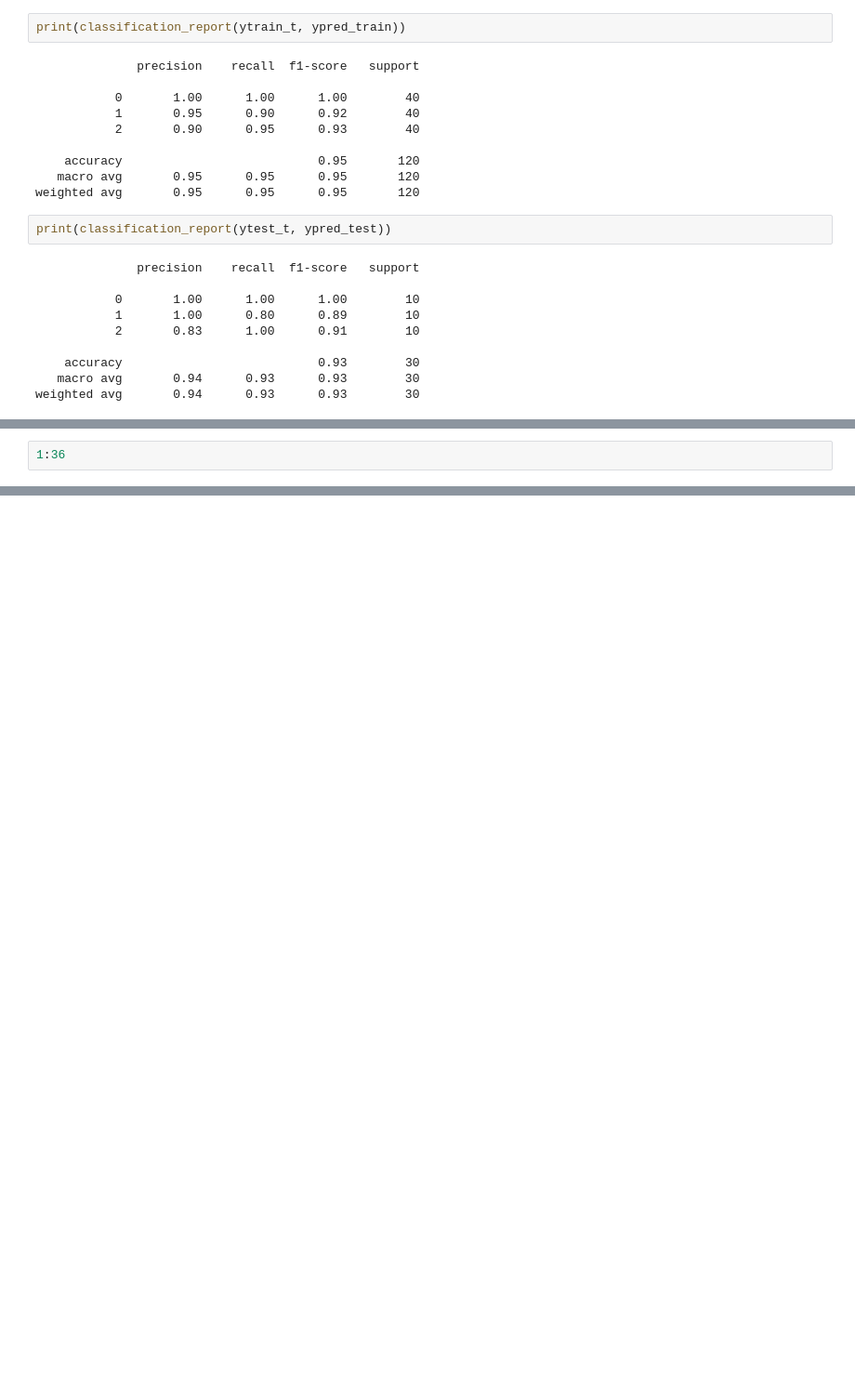
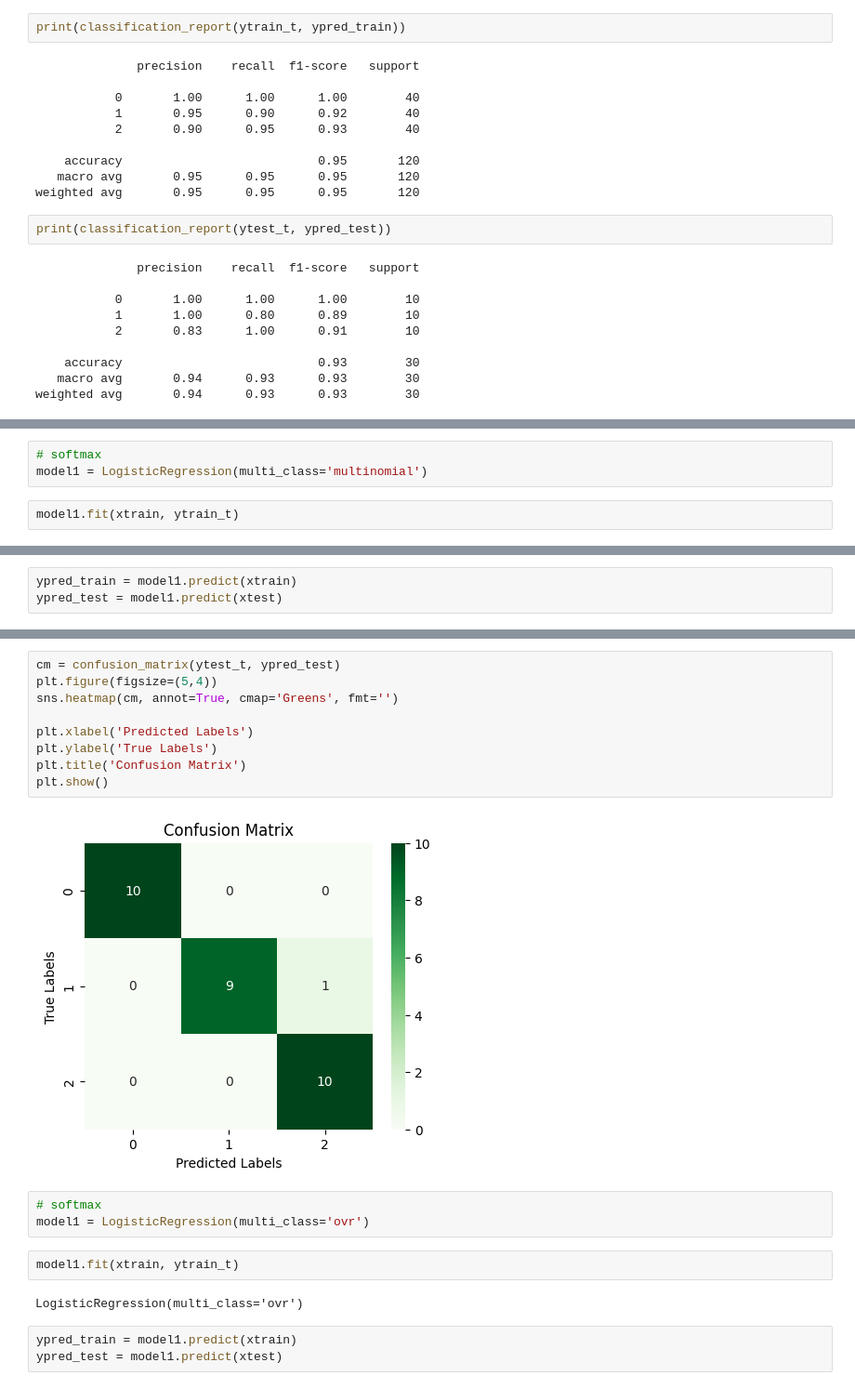
Before and after one commit to sudhirjangra/Logistic-Regression, a Jupyter notebook: multiclass_classification.ipynb, the cells around one changed output, grey strips where cells are left out. Shown: that part at 93% size. Cells and saved outputs as stored; diff of their text form; blank space fills up the shorter version.

Commit message:
Logistic Reg v2

```diff
--- a/multiclass_classification.ipynb
+++ b/multiclass_classification.ipynb
@@ -112,2 +114,5 @@ plt.show()
 # %%
-1:36
+# softmax
+model1 = LogisticRegression(multi_class='multinomial')
+# %%
+model1.fit(xtrain, ytrain_t)
@@ -113,0 +121,3 @@ plt.show()
+# %%
+ypred_train = model1.predict(xtrain)
+ypred_test = model1.predict(xtest)
@@ -113,0 +148,21 @@ plt.show()
+# %%
+cm = confusion_matrix(ytest_t, ypred_test)
+plt.figure(figsize=(5,4))
+sns.heatmap(cm, annot=True, cmap='Greens', fmt='')
+
+plt.xlabel('Predicted Labels')
+plt.ylabel('True Labels')
+plt.title('Confusion Matrix')
+plt.show()
+# %% [output]
+[figure, added]
+# %%
+# softmax
+model1 = LogisticRegression(multi_class='ovr')
+# %%
+model1.fit(xtrain, ytrain_t)
+# %% [output]
+LogisticRegression(multi_class='ovr')
+# %%
+ypred_train = model1.predict(xtrain)
+ypred_test = model1.predict(xtest)
```
Also changed, not shown: parts of 10 cells of this notebook.
